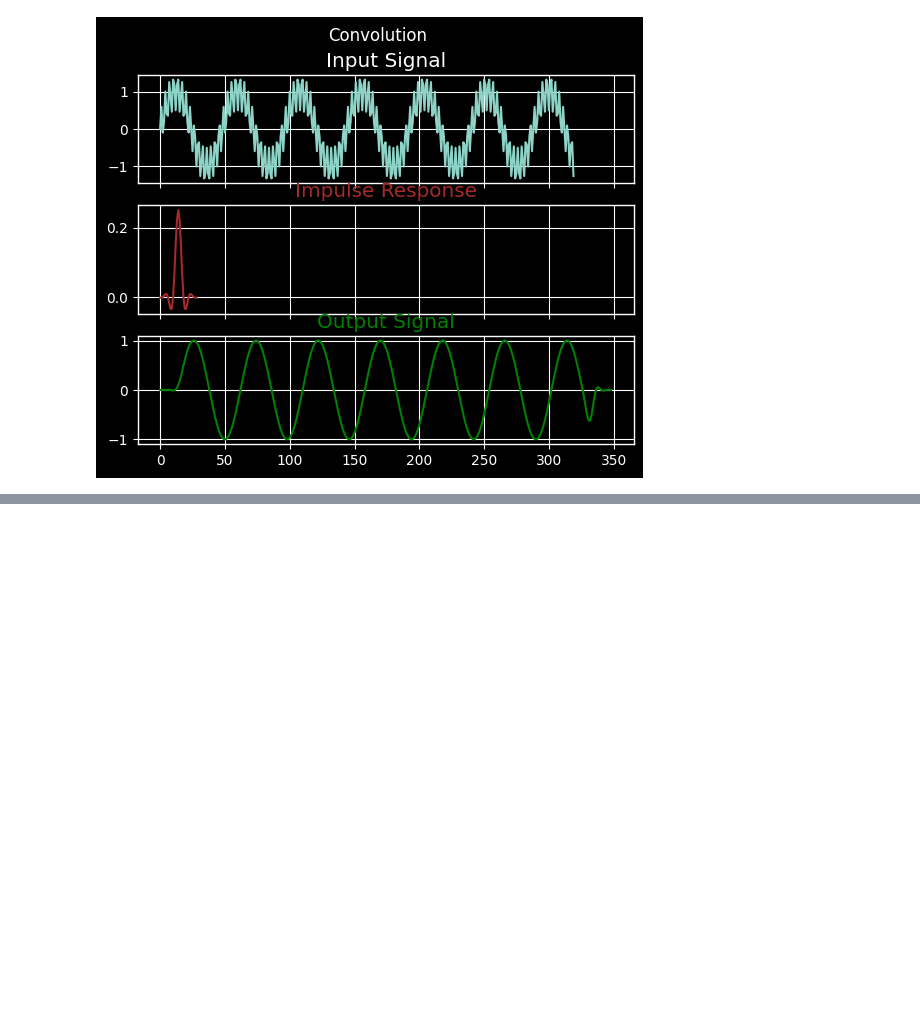
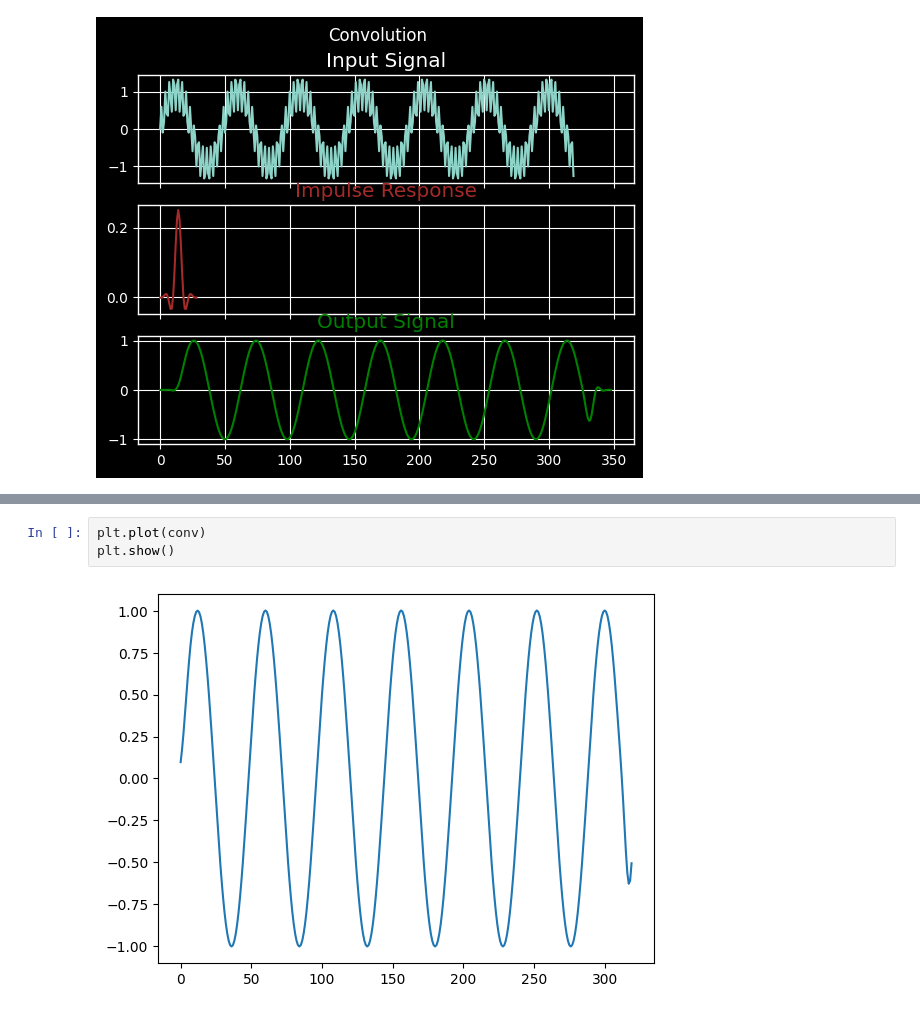
Before and after one commit to Gabriel-Gardin/digital-signal-processing-gg, a Jupyter notebook: convolution/convolution.ipynb, the cells around one changed output, grey strips where cells are left out. Saved outputs shown, nothing was run; the diff lists cells and outputs as text; blank space fills up the shorter version.

```diff
--- a/convolution/convolution.ipynb
+++ b/convolution/convolution.ipynb
@@ -120,0 +134,5 @@ len(IR) + len(sig)
+# %%
+plt.plot(conv)
+plt.show()
+# %% [output]
+[figure, added]
```
Also changed, not shown: parts of 7 cells of this notebook, 6 other files.
